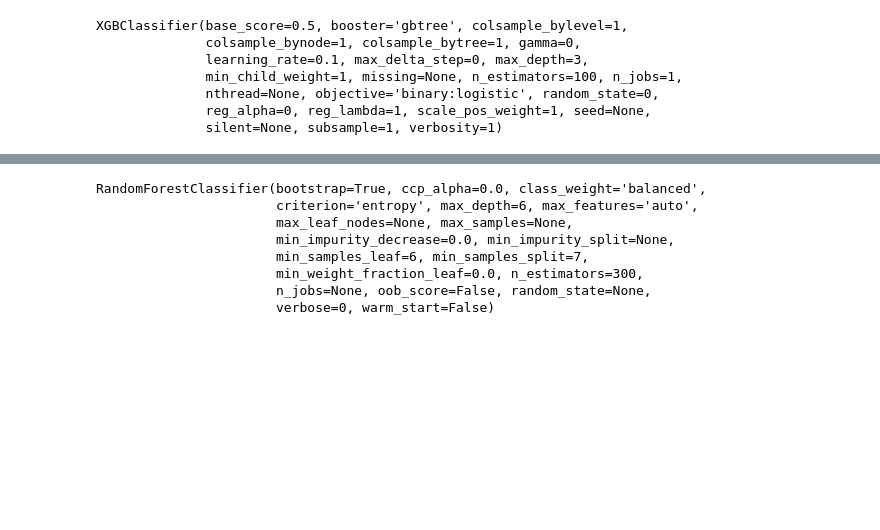
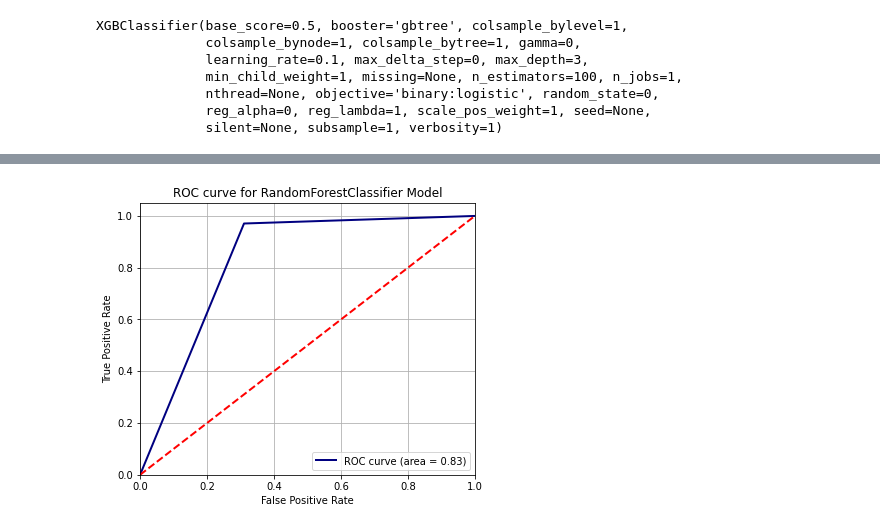
Before and after one commit to Shradha2020/cmpe-255-cross-sell-prediction, a Jupyter notebook: SMOTE_Preprocessing_XGBOOST_RANDOMFOREST.ipynb, the cells around one changed output, grey strips where cells are left out. Drawn from its saved outputs; the diff is of its cells as text; code cells hidden in the pictures; blank space fills up the shorter version.

```diff
--- a/SMOTE_Preprocessing_XGBOOST_RANDOMFOREST.ipynb
+++ b/SMOTE_Preprocessing_XGBOOST_RANDOMFOREST.ipynb
@@ -229,0 +309,12 @@ XGBClassifier(base_score=0.5, booster='gbtree', colsample_bylevel=1,
+# %%
+from sklearn.model_selection import RandomizedSearchCV
+from sklearn.ensemble import RandomForestClassifier
+
+
+clf = RandomForestClassifier(criterion= 'entropy',
+               max_depth= 6,
+               min_samples_leaf= 6,
+               min_samples_split= 7,
+               n_estimators= 300,
+                            class_weight='balanced')
+clf.fit(train_x,train_y)
@@ -230,6 +330,6 @@ XGBClassifier(base_score=0.5, booster='gbtree', colsample_bylevel=1,
 # %%
-pred_train_y = classifier5.predict(test_x)
-print('Classification report of test data \n',classification_report(test_y,pred_train_y))
+pred_train_y_clf= clf.predict(test_x)
+print('Classification report of test data \n',classification_report(test_y,pred_train_y_clf))
 ##Good results
 # %% [output]
 Classification report of test data
@@ -322,21 +343,0 @@ cat_clf.fit(X_sm,y_sm)
-# %%
-from sklearn.model_selection import RandomizedSearchCV
-from sklearn.ensemble import RandomForestClassifier
-
-
-clf = RandomForestClassifier(criterion= 'entropy',
-               max_depth= 6,
-               min_samples_leaf= 6,
-               min_samples_split= 7,
-               n_estimators= 300,
-                            class_weight='balanced')
-clf.fit(X_sm,y_sm)
-# %% [output]
-RandomForestClassifier(bootstrap=True, ccp_alpha=0.0, class_weight='balanced',
-                       criterion='entropy', max_depth=6, max_features='auto',
-                       max_leaf_nodes=None, max_samples=None,
-                       min_impurity_decrease=0.0, min_impurity_split=None,
-                       min_samples_leaf=6, min_samples_split=7,
-                       min_weight_fraction_leaf=0.0, n_estimators=300,
-                       n_jobs=None, oob_score=False, random_state=None,
-                       verbose=0, warm_start=False)
@@ -344,0 +344,16 @@ RandomForestClassifier(bootstrap=True, ccp_alpha=0.0, class_weight='balanced',
+# %%
+fpr, tpr, thresholds = roc_curve(test_y,pred_train_y_clf)
+roc_auc = auc(fpr, tpr)
+fig=plt.figure(figsize=(6, 5))
+plt.plot(fpr, tpr, color= 'navy', lw=2, label='ROC curve (area = %0.2f)' % roc_auc)
+plt.plot([0, 1], [0, 1], color= 'red', lw=2, linestyle='--')
+plt.xlim([0.0, 1.0])
+plt.ylim([0.0, 1.05])
+plt.xlabel('False Positive Rate')
+plt.ylabel('True Positive Rate')
+plt.grid(True)
+plt.title('ROC curve for RandomForestClassifier Model')
+plt.legend(loc="lower right")
+plt.show()
+# %% [output]
+[figure, added]
```
Also changed, not shown: parts of 37 cells of this notebook.
